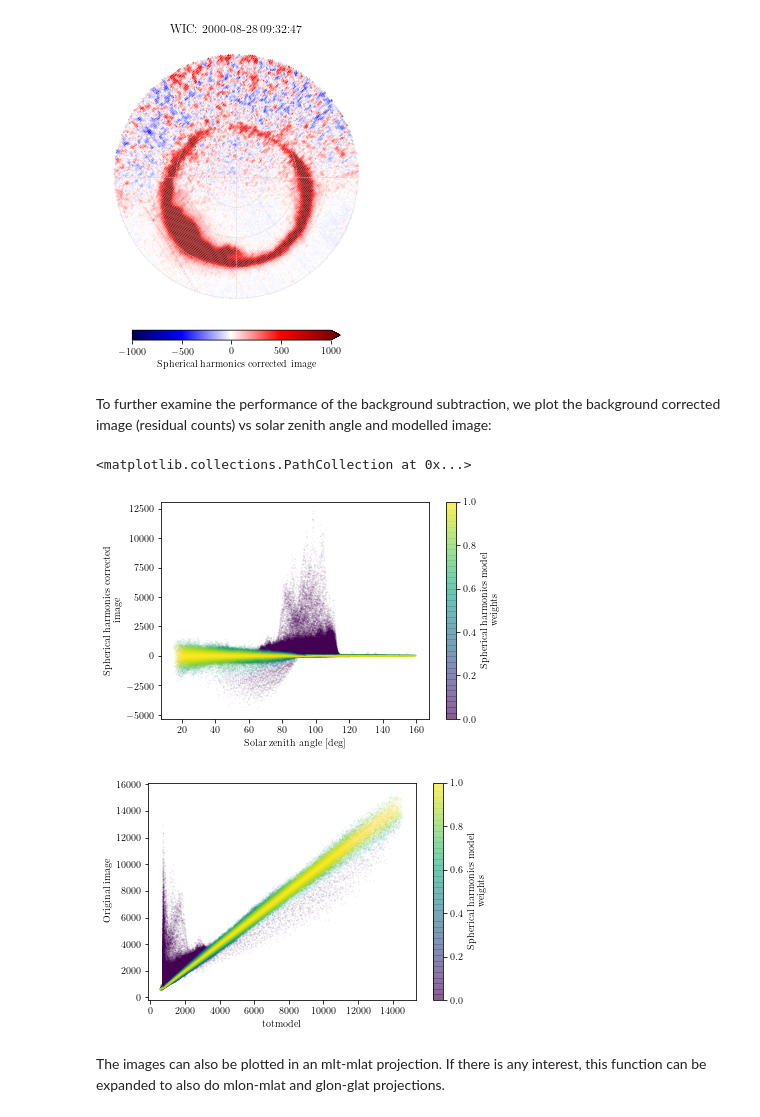
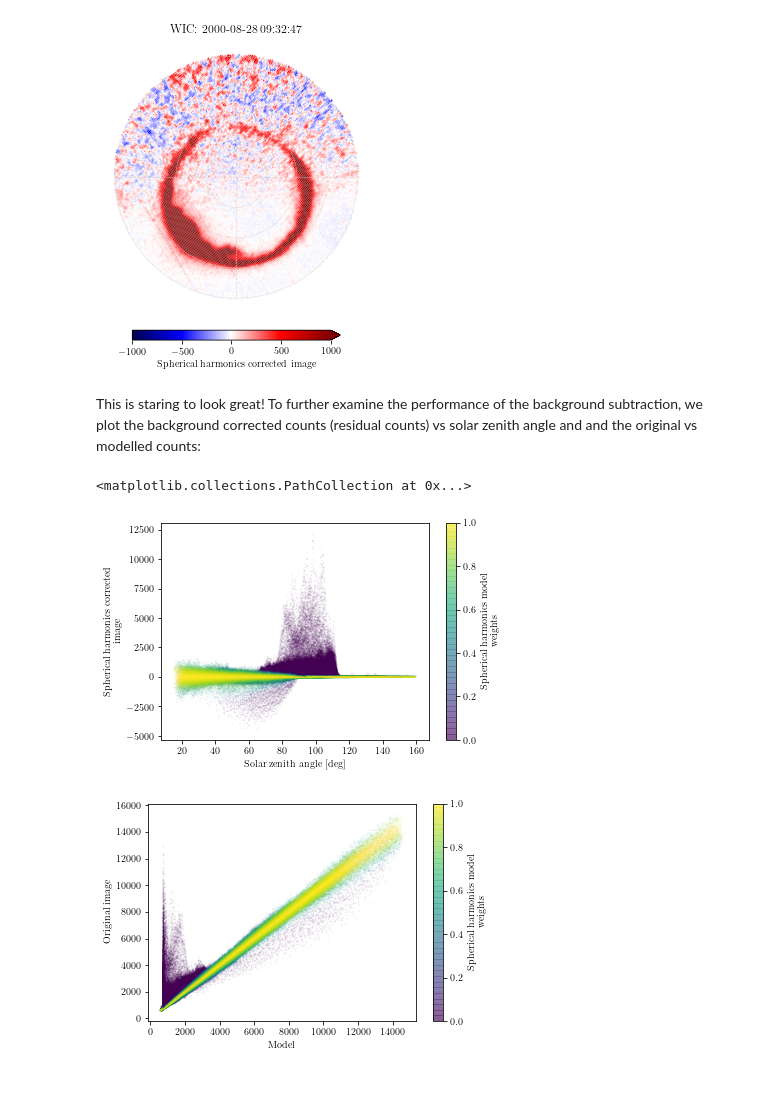
Before and after one commit to aohma/fuvpy, a Jupyter notebook: notebooks/fuvpyExample.ipynb, the cells around one changed output. Cells and saved outputs as stored; diff of their text form; code cells hidden in the pictures; blank space fills up the shorter version.

```diff
--- a/notebooks/fuvpyExample.ipynb
+++ b/notebooks/fuvpyExample.ipynb
@@ -139,16 +153,14 @@ Iteration: 10
 Relative change model norm: 0.0005815331434058835
 [figure]
 # %% [markdown]
-To further examine the performance of the background subtraction, we plot the background corrected image (residual counts) vs solar zenith angle and modelled image:
+This is staring to look great! To further examine the performance of the background subtraction, we plot the background corrected counts (residual counts) vs solar zenith angle and and the original vs modelled counts:
 # %%
 plt.figure()
 wic.plot.scatter(x='sza',y='shimg',hue='shweight',s=0.01,alpha=0.4)
-wic['totmodel'] = wic['dgmodel'] + wic['shmodel']
+wic['Model'] = wic['dgmodel'] + wic['shmodel']
 plt.figure()
-wic.plot.scatter(x='totmodel',y='img',hue='shweight',s=0.01,alpha=0.4)
+wic.plot.scatter(x='Model',y='img',hue='shweight',s=0.01,alpha=0.4)
 # %% [output]
 <matplotlib.collections.PathCollection at 0x...>
 [figure]
-[figure, old version]
+[figure, new version]
-# %% [markdown]
-The images can also be plotted in an mlt-mlat projection. If there is any interest, this function can be expanded to also do mlon-mlat and glon-glat projections.
```
Also changed, not shown: parts of 18 cells of this notebook.
